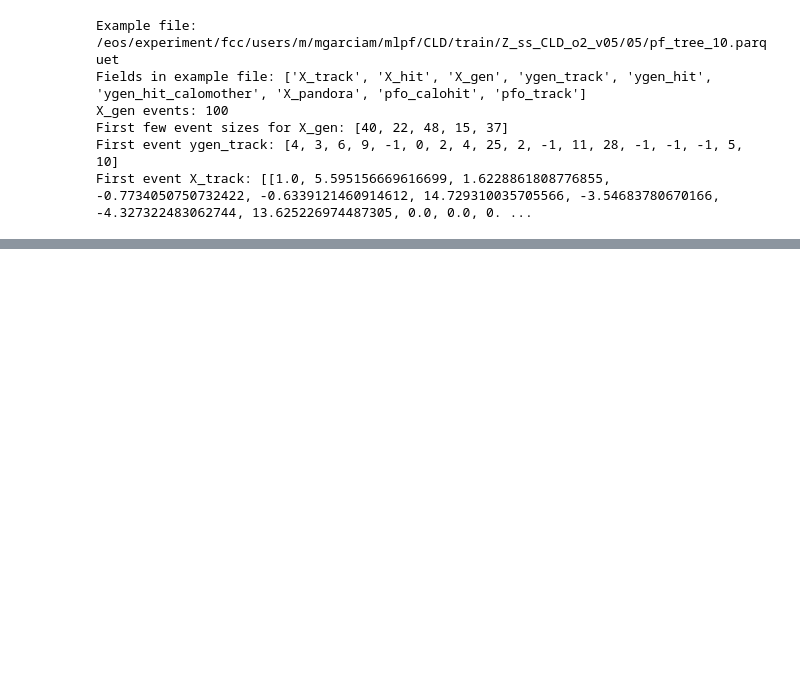
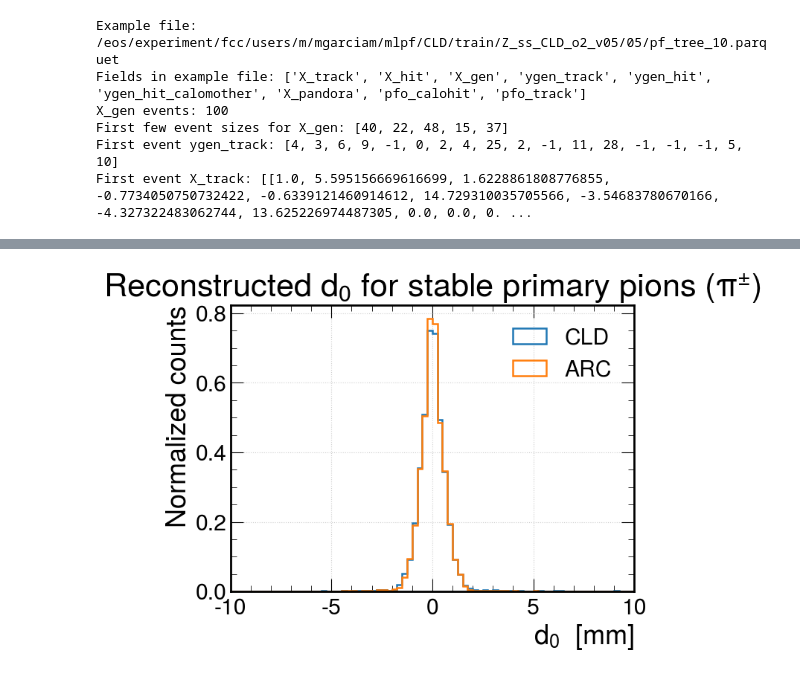
Before and after one commit to vincentriechers/mlpf, a Jupyter notebook: notebooks/00_my_notebooks/01_tracking_performance.ipynb, the cells around one changed output, grey strips where cells are left out. Saved outputs shown, nothing was run; the diff lists cells and outputs as text; code cells hidden in the pictures; blank space fills up the shorter version.

```diff
--- a/notebooks/00_my_notebooks/01_tracking_performance.ipynb
+++ b/notebooks/00_my_notebooks/01_tracking_performance.ipynb
@@ -1380,0 +2156,97 @@ plot_resolution_vs_theta(
+# %%
+import numpy as np
+import awkward as ak
+import matplotlib.pyplot as plt
+import glob
+
+# indices
+GEN_PDG_IDX    = 0
+GEN_STATUS_IDX = 1
+GEN_CHARGE_IDX = 2
+GEN_VX_IDX     = 15
+GEN_VY_IDX     = 16
+GEN_VZ_IDX     = 17
+TRK_D0_IDX     = 18
+
+def load_d0_pions(parquet_dir, n_files=50):
+    files = sorted(glob.glob(f"{parquet_dir}/*.parquet"))[:n_files]
+    d0_list = []
+
+    for fn in files:
+        data = ak.from_parquet(fn)
+
+        X_gen      = data["X_gen"]
+        X_track    = data["X_track"]
+        ygen_track = data["ygen_track"]
+
+        for gen_ev, trk_ev, y_ev in zip(X_gen, X_track, ygen_track):
+
+            gen = np.asarray(gen_ev)
+            trk = np.asarray(trk_ev)
+            y   = np.asarray(y_ev)
+
+            if gen.size == 0 or trk.size == 0:
+                continue
+
+            # --- GEN selection ---
+            pdg    = gen[:, GEN_PDG_IDX]
+            status = gen[:, GEN_STATUS_IDX]
+            charge = gen[:, GEN_CHARGE_IDX]
+
+            vx = gen[:, GEN_VX_IDX]
+            vy = gen[:, GEN_VY_IDX]
+            vz = gen[:, GEN_VZ_IDX]
+            r  = np.sqrt(vx**2 + vy**2)
+
+            is_primary = (status == 1) & (r < 50) & (np.abs(vz) < 50)
+
+            is_pion = np.abs(pdg) == 211
+            is_charged = np.abs(charge) > 0
+
+            mask_gen = is_primary & is_pion & is_charged
+
+            if not np.any(mask_gen):
+                continue
+
+            # --- matched tracks ---
+            y_valid = (y >= 0) & (y < len(gen))
+            matched_gen = y[y_valid]
+            matched_trk = trk[y_valid]
+
+            # keep only tracks matched to selected pions
+            pion_mask = mask_gen[matched_gen]
+            d0_vals = matched_trk[pion_mask, TRK_D0_IDX]
+
+            if d0_vals.size > 0:
+                d0_list.append(d0_vals)
+
+    if len(d0_list) == 0:
+        return np.array([])
+    return np.concatenate(d0_list)
+
+
+# --- load both geometries ---
+CLD_DIR = "/eos/experiment/fcc/users/m/mgarciam/mlpf/CLD/train/Z_ss_CLD_o2_v05/05"
+ARC_DIR = "/eos/experiment/fcc/users/m/mgarciam/mlpf/CLD/train/Z_ss_CLD_o2_v05/arc"
+
+d0_cld = load_d0_pions(CLD_DIR)
+d0_arc = load_d0_pions(ARC_DIR)
+
+# --- plot ---
+plt.figure(figsize=(7,5))
+
+plt.hist(d0_cld, bins=80, range=(-10, 10),
+         histtype="step", linewidth=1.8, label="CLD", density=True)
+plt.hist(d0_arc, bins=80, range=(-10, 10),
+         histtype="step", linewidth=1.8, label="ARC", density=True)
+
+plt.xlim(-10, 10)
+plt.xlabel(r"$d_0$  [mm]")
+plt.ylabel("Normalized counts")
+plt.title("Reconstructed $d_0$ for stable primary pions ($\\pi^{\\pm}$)")
+plt.grid(True, linestyle=":", alpha=0.6)
+plt.legend()
+
+plt.show()
+# %% [output]
+[figure, added]
```
Also changed, not shown: parts of 47 cells of this notebook, 3 other files.
